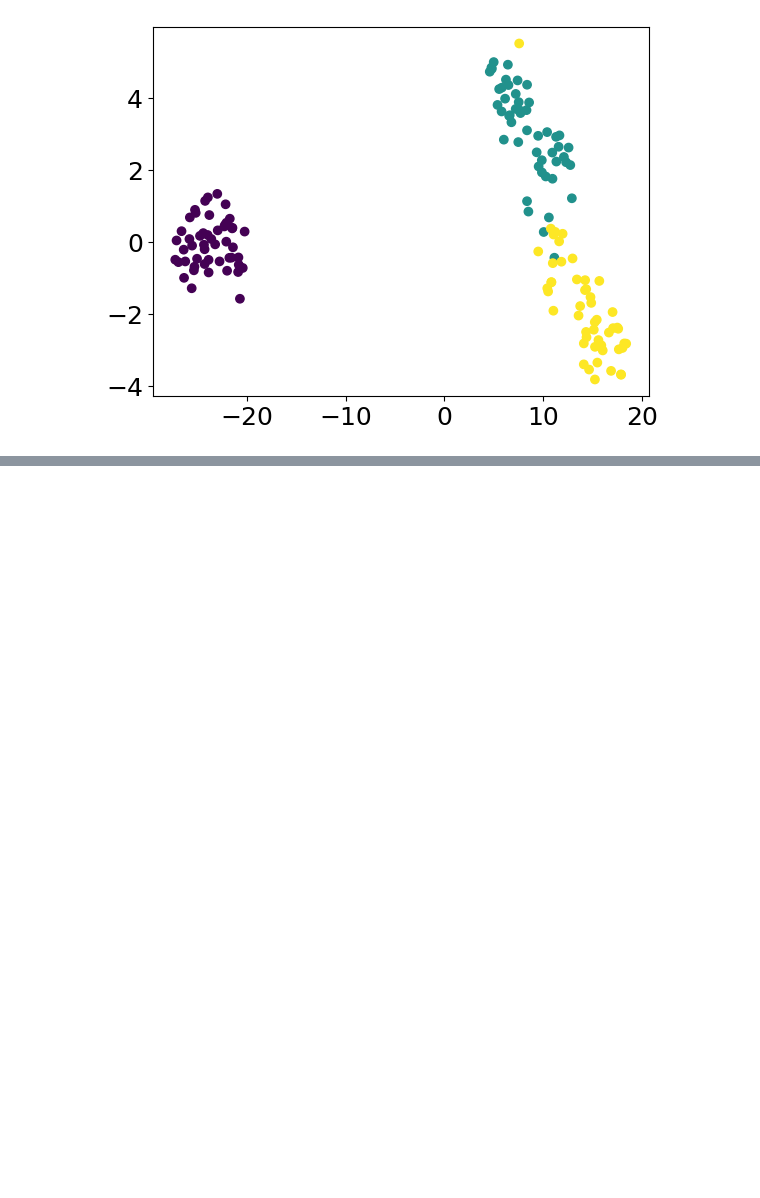
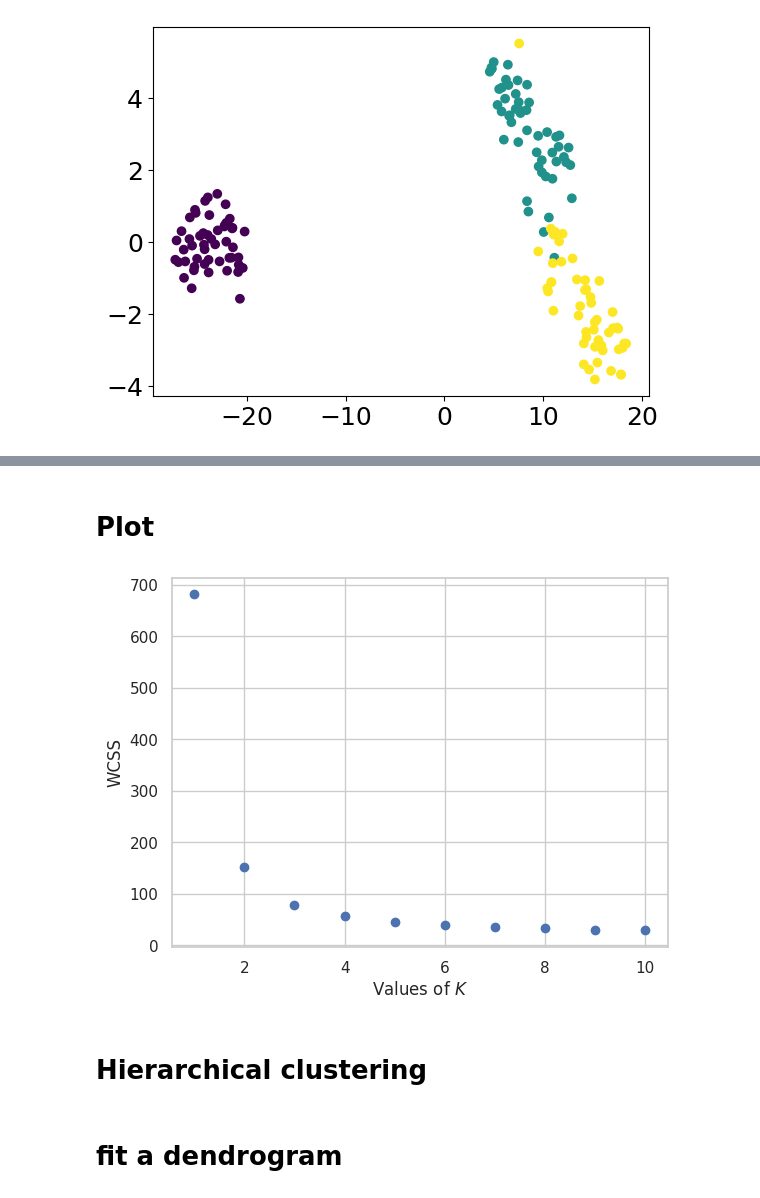
Before and after one commit to neelsoumya/python_machine_learning, a Jupyter notebook: teaching_python_17thOct.ipynb, the cells around one changed output, grey strips where cells are left out. Drawn from its saved outputs; the diff is of its cells as text; code cells hidden in the pictures; blank space fills up the shorter version.

```diff
--- a/teaching_python_17thOct.ipynb
+++ b/teaching_python_17thOct.ipynb
@@ -420,0 +564,24 @@ plt.show()
+# %%
+wcss = []
+
+# try different values of K
+k_range = range(1,11)
+
+for k_var in k_range:
+
+  kmeans = KMeans(n_clusters = k_var)
+  kmeans.fit(X_iris)
+
+  wcss.append(kmeans.inertia_)
+# %% [markdown]
+# Plot
+# %%
+plt.figure()
+plt.scatter(k_range, wcss)
+plt.xlabel('Values of $K$')
+plt.ylabel('WCSS')
+plt.show()
+# %% [output]
+[figure, added]
+# %% [markdown]
+# Hierarchical clustering
@@ -420,0 +591,2 @@ plt.show()
+# %% [markdown]
+# fit a dendrogram
```
Also changed, not shown: parts of 38 cells of this notebook.
